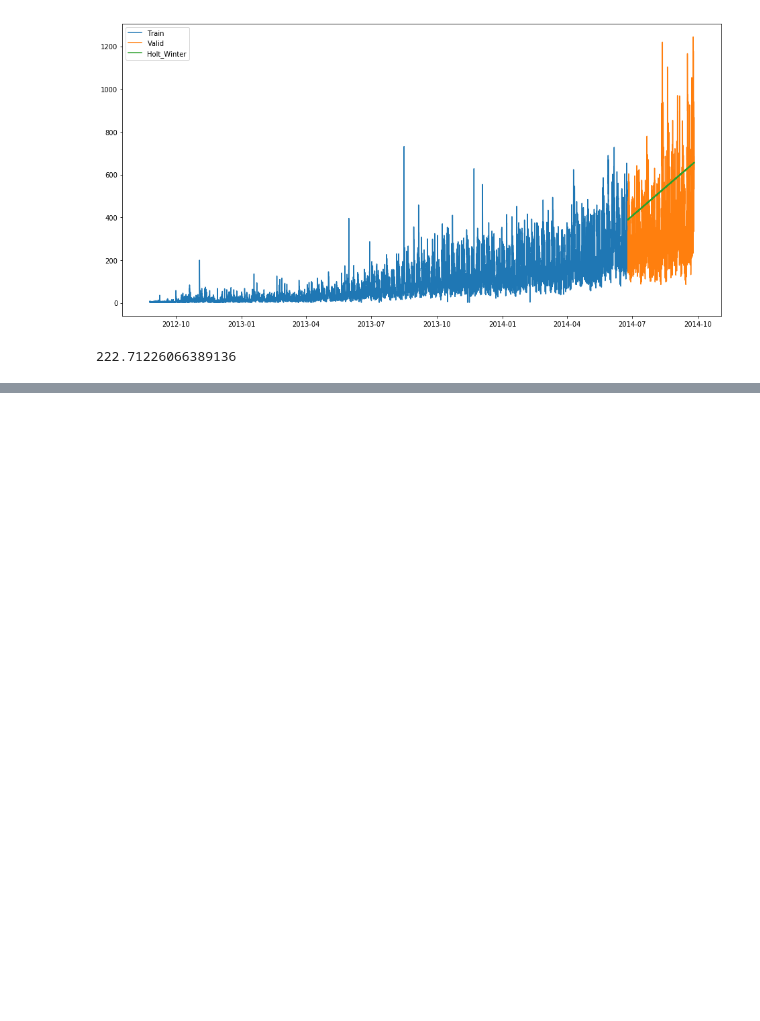
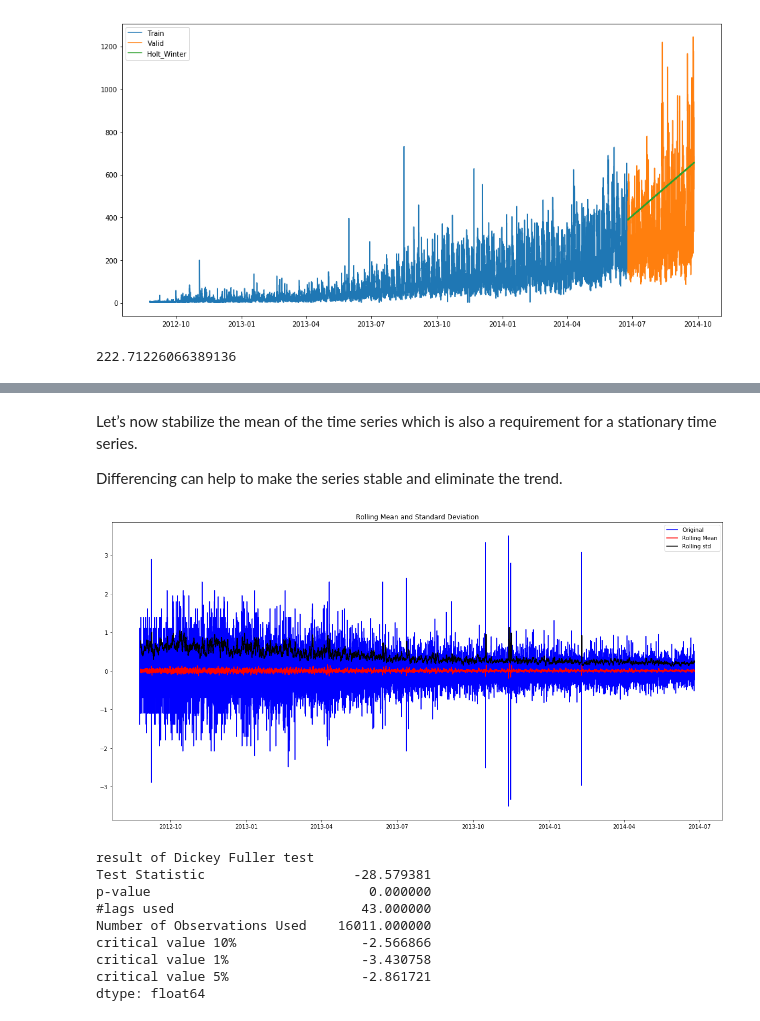
Before and after one commit to tanujbafila01/utils, a Jupyter notebook: av_time_series_python.ipynb, the cells around one changed output, grey strips where cells are left out. Saved outputs shown, nothing was run; the diff lists cells and outputs as text; code cells hidden in the pictures; blank space fills up the shorter version.

```diff
--- a/av_time_series_python.ipynb
+++ b/av_time_series_python.ipynb
@@ -583,0 +691,18 @@ pd.DataFrame(submission, columns=['ID','Count']).to_csv('./data/time_series/Holt
+# %% [markdown]
+Let’s now stabilize the mean of the time series which is also a requirement for a stationary time series.
+
+Differencing can help to make the series stable and eliminate the trend.
+# %%
+train_log_diff = train_log - train_log.shift(1)
+test_stationarity(train_log_diff.dropna())
+# %% [output]
+[figure, added]
+result of Dickey Fuller test
+Test Statistic                   -28.579381
+p-value                            0.000000
+#lags used                        43.000000
+Number of Observations Used    16011.000000
+critical value 10%                -2.566866
+critical value 1%                 -3.430758
+critical value 5%                 -2.861721
+dtype: float64
```
Also changed, not shown: parts of 32 cells of this notebook, 1 other file.
